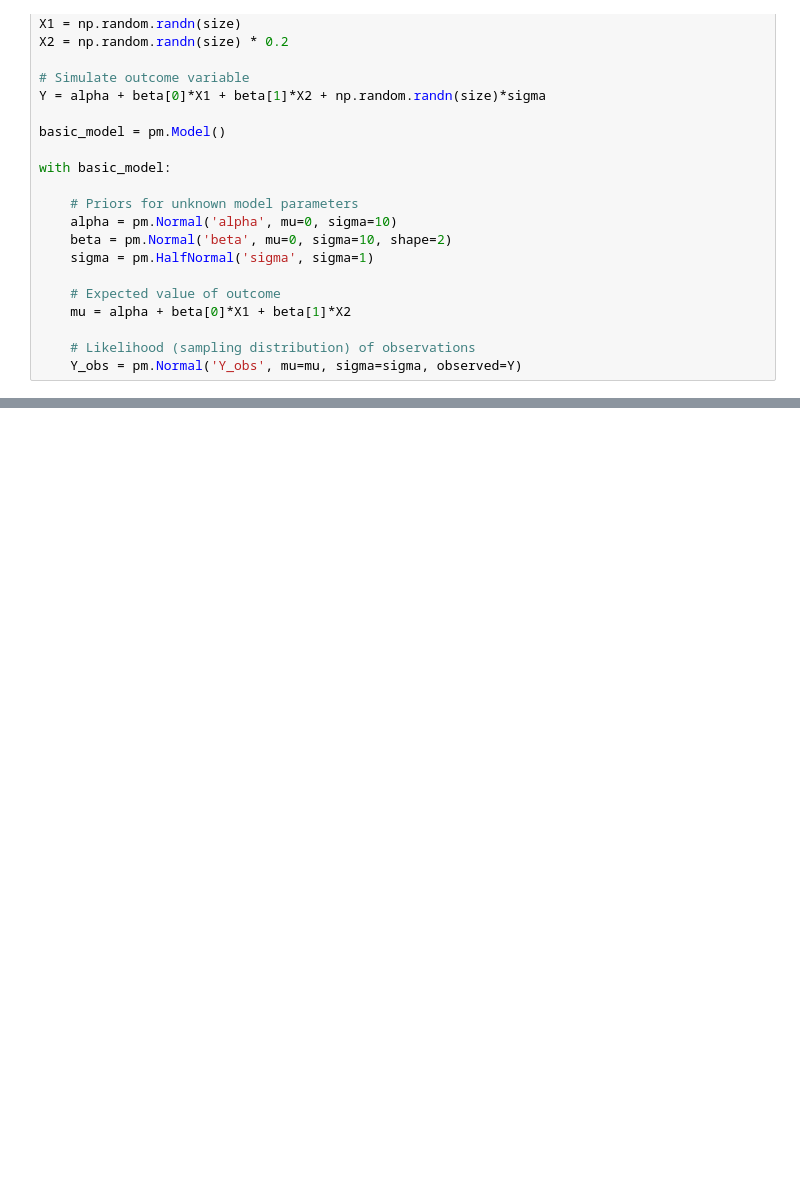
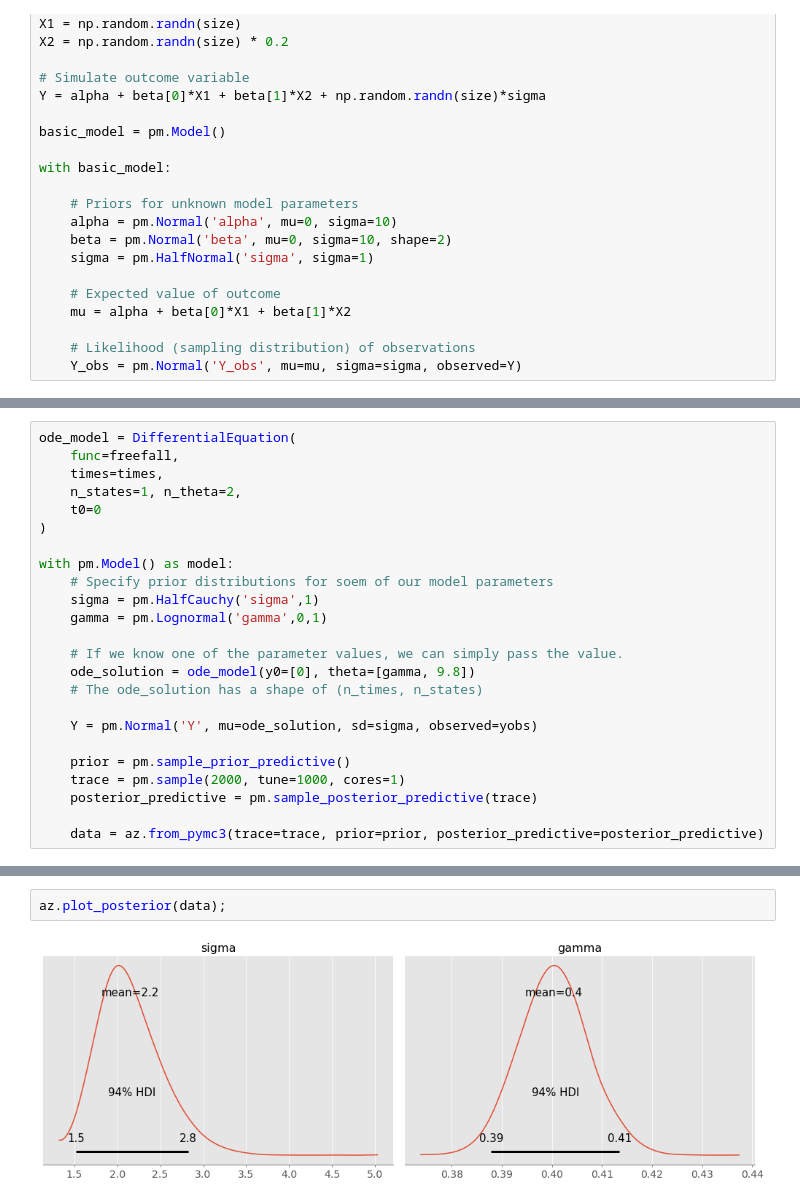
Before and after one commit to AsaKientz/covid-forecasting, a Jupyter notebook: notebooks/Covid-Capstone-III.ipynb, the cells around one changed output, grey strips where cells are left out. Cells and saved outputs as stored; diff of their text form; blank space fills up the shorter version.

Commit message:
updated model

```diff
--- a/notebooks/Covid-Capstone-III.ipynb
+++ b/notebooks/Covid-Capstone-III.ipynb
@@ -625,0 +653,24 @@ with basic_model:
+# %%
+ode_model = DifferentialEquation(
+    func=freefall,
+    times=times,
+    n_states=1, n_theta=2,
+    t0=0
+)
+
+with pm.Model() as model:
+    # Specify prior distributions for soem of our model parameters
+    sigma = pm.HalfCauchy('sigma',1)
+    gamma = pm.Lognormal('gamma',0,1)
+
+    # If we know one of the parameter values, we can simply pass the value.
+    ode_solution = ode_model(y0=[0], theta=[gamma, 9.8])
+    # The ode_solution has a shape of (n_times, n_states)
+
+    Y = pm.Normal('Y', mu=ode_solution, sd=sigma, observed=yobs)
+
+    prior = pm.sample_prior_predictive()
+    trace = pm.sample(2000, tune=1000, cores=1)
+    posterior_predictive = pm.sample_posterior_predictive(trace)
+
+    data = az.from_pymc3(trace=trace, prior=prior, posterior_predictive=posterior_predictive)
@@ -625,0 +686,4 @@ with basic_model:
+# %%
+az.plot_posterior(data);
+# %% [output]
+[figure, added]
```
Also changed, not shown: parts of 11 cells of this notebook.
